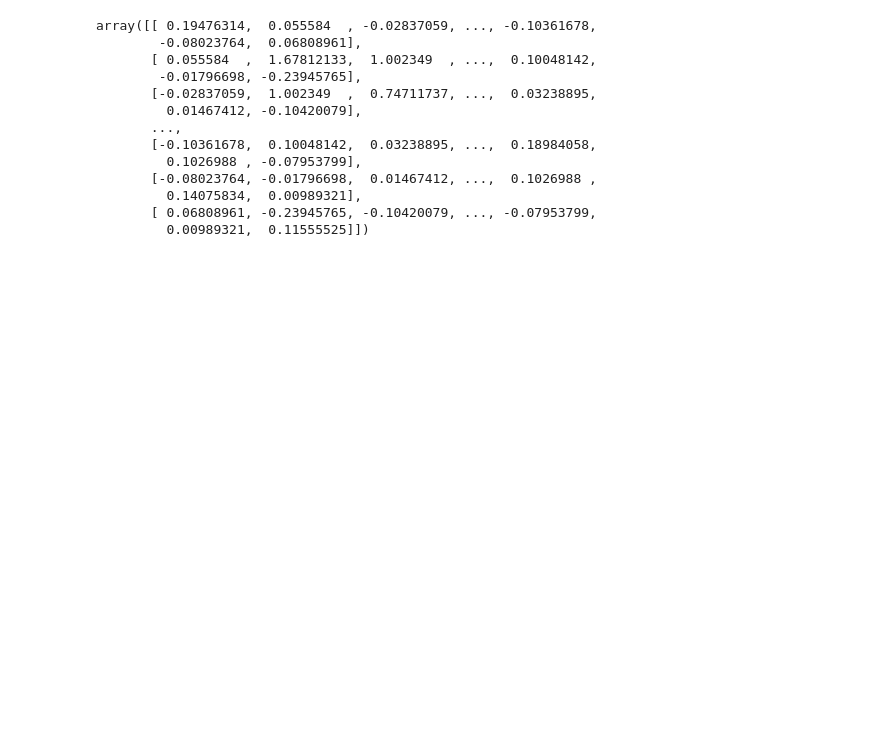
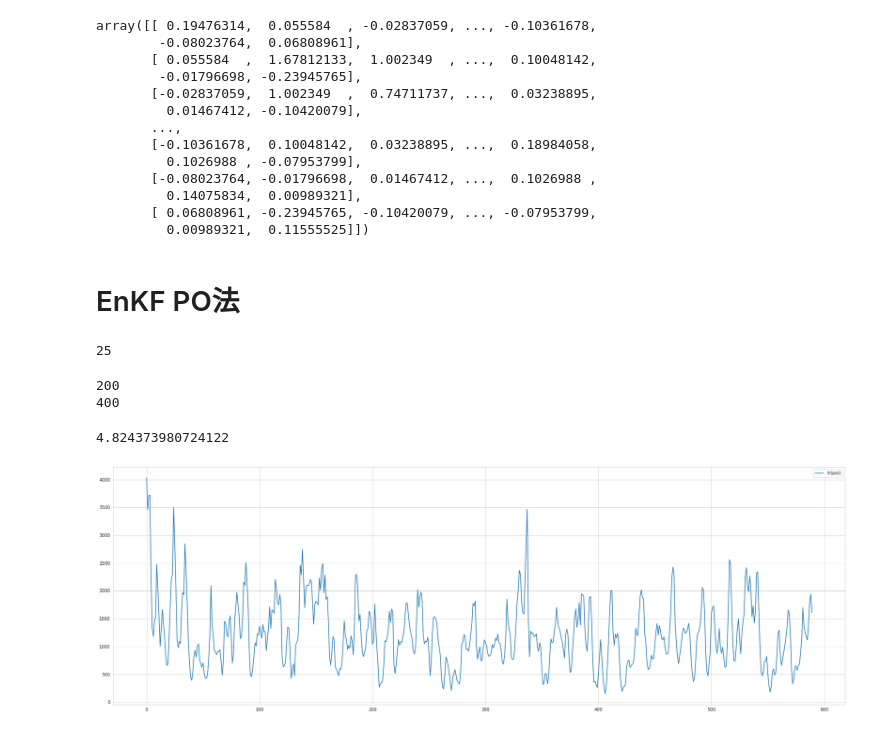
Before and after one commit to tychy/ASSIM, a Jupyter notebook: main.ipynb, the cells around one changed output. Drawn from its saved outputs; the diff is of its cells as text; code cells hidden in the pictures; blank space fills up the shorter version.

```diff
--- a/main.ipynb
+++ b/main.ipynb
@@ -793,3 +793,9 @@ array([[ 0.19476314,  0.055584  , -0.02837059, ..., -0.10361678,
          0.14075834,  0.00989321],
        [ 0.06808961, -0.23945765, -0.10420079, ..., -0.07953799,
          0.00989321,  0.11555525]])
+# %% [markdown]
+# EnKF PO法
+# %%
+a
+# %% [output]
+25
@@ -795,0 +839,19 @@ array([[ 0.19476314,  0.055584  , -0.02837059, ..., -0.10361678,
+# %%
+error_x_np, noise_np, p_np = po(40, 1.0)
+# %% [output]
+200
+400
+# %%
+error_x_np[200:].mean()
+# %% [output]
+4.824373980724122
+# %%
+plt.figure(figsize=(30, 10))
+#plt.plot(error_x_np, label="RMSE(x_a - x_true)")
+#plt.plot(noise_np, label="RMSE(y - y_true)")
+plt.plot(p_np[10:], label="tr(pa))")
+plt.legend()
+plt.savefig("graph/EnKF.png")
+plt.show()
+# %% [output]
+[figure, added]
```
Also changed, not shown: parts of 8 cells of this notebook, 5 other files.
